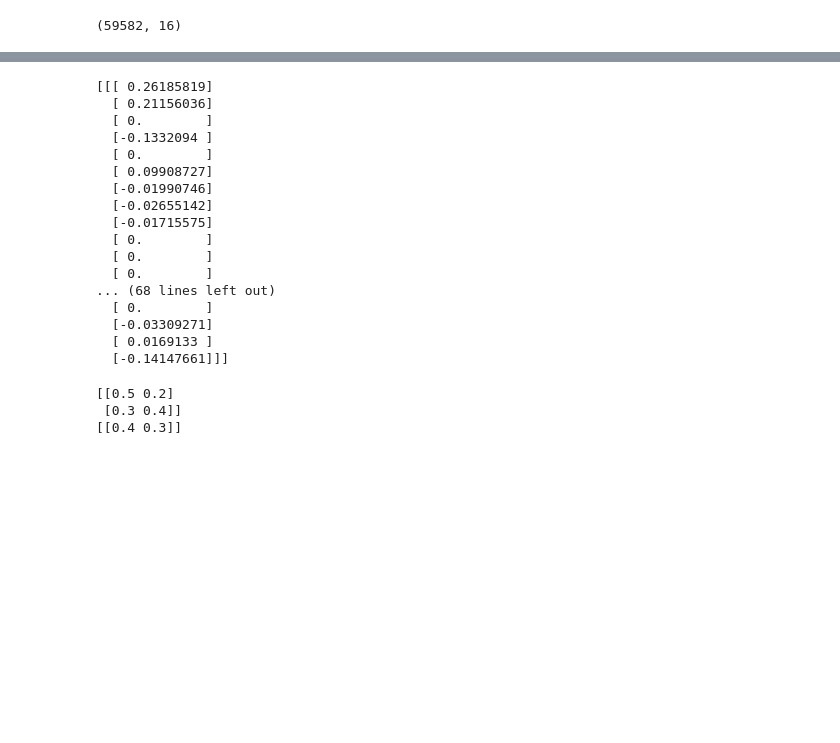
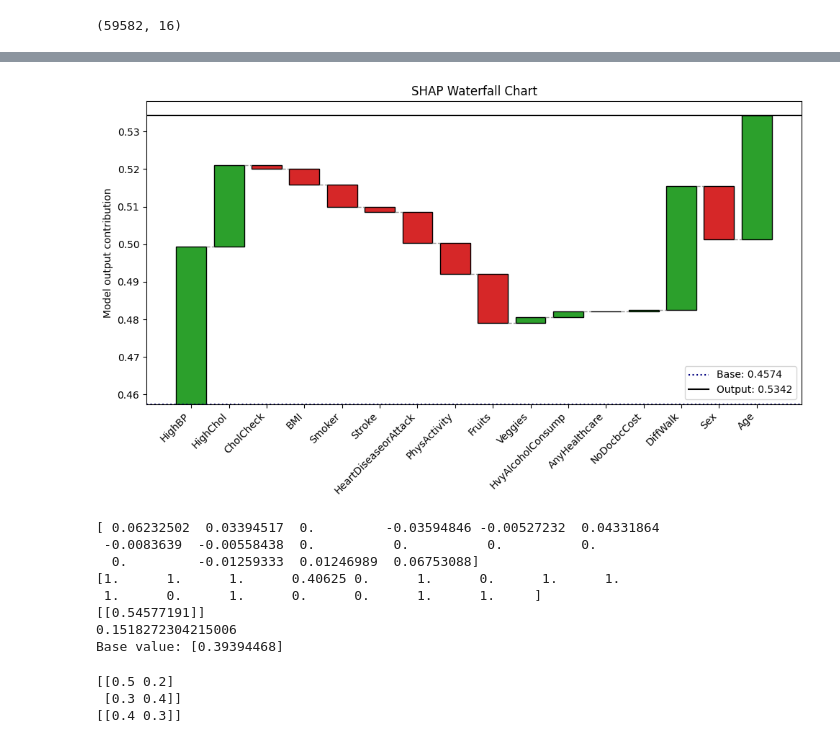
Before and after one commit to 0xybo/CESI_A4_IA_DeepLearning, a Jupyter notebook: test_shap.ipynb, the cells around one changed output, grey strips where cells are left out. Saved outputs shown, nothing was run; the diff lists cells and outputs as text; code cells hidden in the pictures; blank space fills up the shorter version.

```diff
--- a/test_shap.ipynb
+++ b/test_shap.ipynb
@@ -102,31 +123,35 @@ print(explainatinations)
+# %%
+shap_explain.waterfall(explainatinations, base_value)
+# %% [output]
+[figure, added]
 # %%
 # test with shap library
 
 def predict_fn(X):
-    preds = nn.predict(X)
+    preds = nn.predict_proba(X)
     return preds.reshape(-1, 1)
 
 explainer = shap.KernelExplainer(predict_fn, x_train[:100])
 shap_values = explainer.shap_values(x_explain)
-print(shap_values)
+print(shap_values[0].reshape(x_explain[0].shape))
+print(x_explain[0])
+
+print(predict_fn(x_explain[0].reshape(1, -1)))
+
+print(np.sum(shap_values[0]))
+
+
+# print base value of shap explainer
+print("Base value:", explainer.expected_value)
 # %% [output]
-[[[ 0.26185819]
-  [ 0.21156036]
-  [ 0.        ]
-  [-0.1332094 ]
-  [ 0.        ]
-  [ 0.09908727]
-  [-0.01990746]
-  [-0.02655142]
-  [-0.01715575]
-  [ 0.        ]
-  [ 0.        ]
-  [ 0.        ]
-... (68 lines left out)
-  [ 0.        ]
-  [-0.03309271]
-  [ 0.0169133 ]
-  [-0.14147661]]]
+[ 0.06232502  0.03394517  0.         -0.03594846 -0.00527232  0.04331864
+ -0.0083639  -0.00558438  0.          0.          0.          0.
+  0.         -0.01259333  0.01246989  0.06753088]
+[1.      1.      1.      0.40625 0.      1.      0.      1.      1.
+ 1.      0.      1.      0.      0.      1.      1.     ]
+[[0.54577191]]
+0.1518272304215006
+Base value: [0.39394468]
 # %%
 test = np.array([[0.5, 0.2, 0.1], [0.3, 0.4, 0.2]])
 print(test[:, [0, 1]])
```
Also changed, not shown: parts of 5 cells of this notebook, 1 other file.
